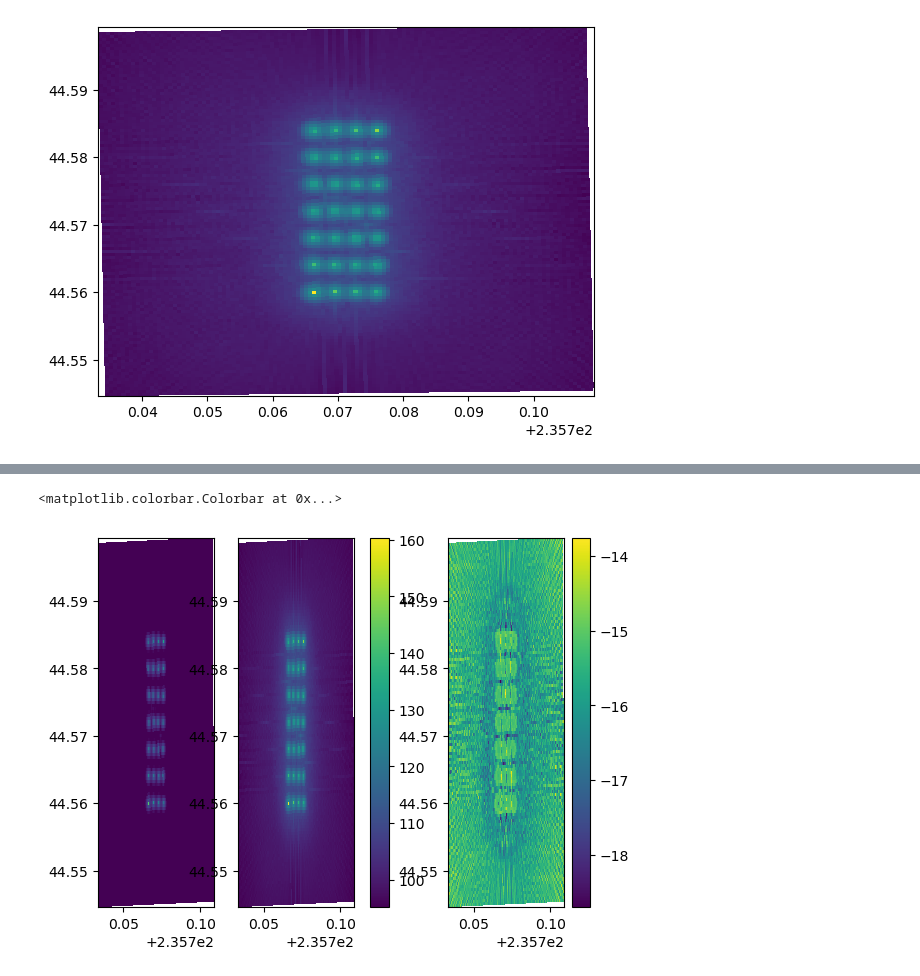
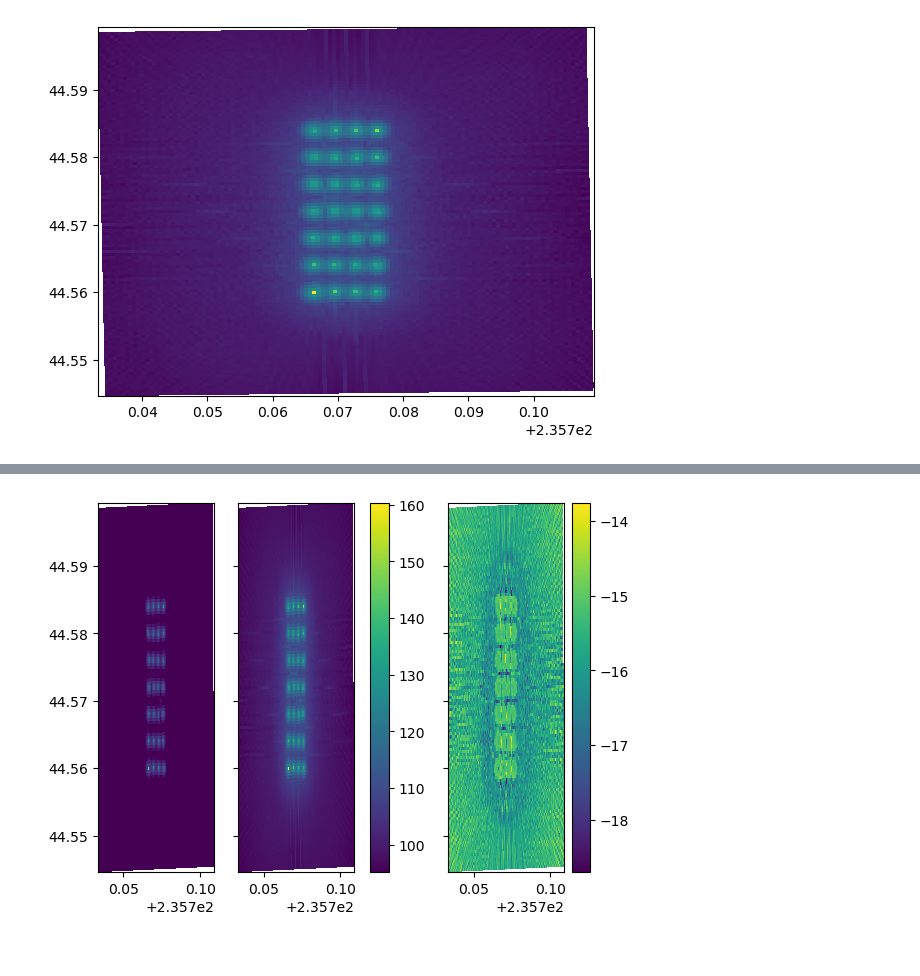
Before and after one commit to sandialabs/seat-qgis-plugin, a Jupyter notebook: code/Develop_Acoustics_Module.ipynb, the cells around one changed output, grey strips where cells are left out. Saved outputs shown, nothing was run; the diff lists cells and outputs as text; code cells hidden in the pictures.

```diff
--- a/code/Develop_Acoustics_Module.ipynb
+++ b/code/Develop_Acoustics_Module.ipynb
@@ -66,2 +128,0 @@ boundary_conditions
-# %%
-boundary_conditions['Probability'] = 100 * boundary_conditions.Probability/ boundary_conditions.Probability.sum()
@@ -77,0 +159,19 @@ np.nanmax(stressor)
+# %%
+titles= ['Stressor', 'Threshold\nExceeded', 'Likelyhood\nPresent', 'Density\nImpacted']
+# %%
+
+fig,ax = plt.subplots(ncols=4, figsize=(8,6))
+h0 = ax[0].pcolormesh(XCOR-360,YCOR,stressor, vmin=np.nanmin(stressor), vmax=np.nanmax(stressor))
+h1 = ax[1].pcolormesh(XCOR-360,YCOR,threshold_time_exceeded*100, vmin=0, vmax=100)
+h2 = ax[2].pcolormesh(XCOR-360,YCOR,percent_impacted, vmin=0, vmax=np.nanmax(percent_impacted))
+h3 = ax[3].pcolormesh(XCOR-360,YCOR,density_impacted, vmin=0, vmax=np.ceil(np.nanmax(density_impacted)))
+plt.colorbar(h0, ax=ax[0])
+plt.colorbar(h1, ax=ax[1])
+plt.colorbar(h2, ax=ax[2])
+plt.colorbar(h3, ax=ax[-1])
+for axis in ax[1:]:
+    axis.set_yticklabels('')
+for axis, title in zip(ax, titles):
+    axis.set_title(title)
+fig.suptitle('Per Paracousti File')
+fig.tight_layout()
@@ -77,0 +180,16 @@ np.nanmax(stressor)
+# %%
+fig,ax = plt.subplots(ncols=4, figsize=(8,6))
+h0 = ax[0].pcolormesh(XCOR-360,YCOR,stressor, vmin=np.nanmin(stressor), vmax=np.nanmax(stressor))
+h1 = ax[1].pcolormesh(XCOR-360,YCOR,Threshold_Exceeded, vmin=0, vmax=1)
+h2 = ax[2].pcolormesh(XCOR-360,YCOR,Percent_Impacted, vmin=0, vmax=np.nanmax(Percent_Impacted))
+h3 = ax[3].pcolormesh(XCOR-360,YCOR,Density_Impacted, vmin=0, vmax=np.nanmax(Density_Impacted))
+plt.colorbar(h0, ax=ax[0])
+plt.colorbar(h1, ax=ax[1])
+plt.colorbar(h2, ax=ax[2])
+plt.colorbar(h3, ax=ax[-1])
+for axis in ax[1:]:
+    axis.set_yticklabels('')
+for axis, title in zip(ax, titles):
+    axis.set_title(title)
+fig.suptitle('Probability Averaged')
+fig.tight_layout()
@@ -78,10 +198,11 @@ np.nanmax(stressor)
 # %%
 fig,ax = plt.subplots(ncols=3)
-h0 = ax[0].pcolormesh(XCOR,YCOR,SPL_depth_max[0,:], vmin=np.nanmin(stressor), vmax=np.nanmax(stressor))
+h0 = ax[0].pcolormesh(XCOR,YCOR,SPL[0,:], vmin=np.nanmin(stressor), vmax=np.nanmax(stressor))
 h1 = ax[1].pcolormesh(XCOR,YCOR,stressor, vmin=np.nanmin(stressor), vmax=np.nanmax(stressor))
-h2 = ax[2].pcolormesh(XCOR,YCOR,SPL_depth_max[0,:] - stressor)
+h2 = ax[2].pcolormesh(XCOR,YCOR,SPL[0,:] - stressor)
 plt.colorbar(h0, ax=ax[0:2])
 plt.colorbar(h2, ax=ax[-1])
+for axis in ax[1:]:
+    axis.set_yticklabels('')
 # %% [output]
-<matplotlib.colorbar.Colorbar at 0x...>
-[figure, old version]
+[figure, new version]
```
Also changed, not shown: parts of 24 cells of this notebook, 2 other files.
